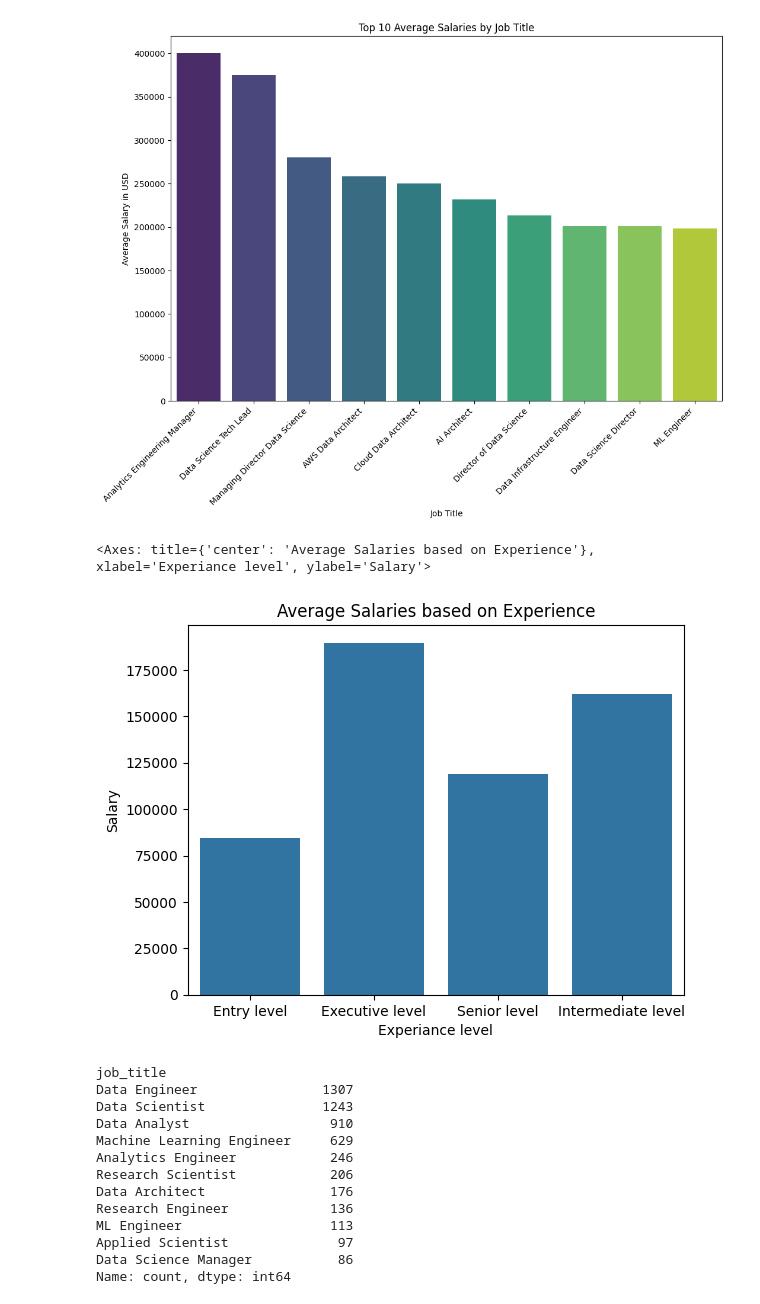
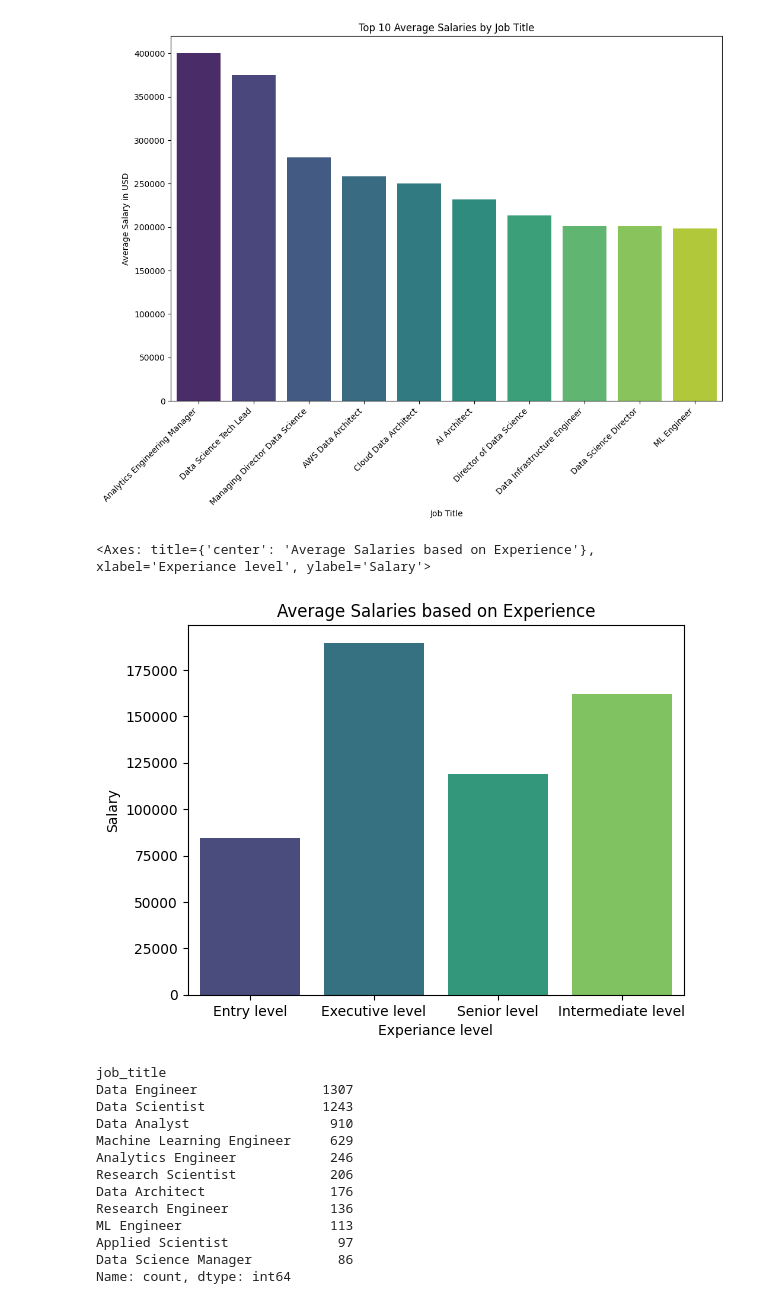
Before and after one commit to TaylorMater/UTA-DAB-Project-1, a Jupyter notebook: scripts/data_science_analysis.ipynb, the cells around one changed output. Cells and saved outputs as stored; diff of their text form; code cells hidden in the pictures.

Commit message:
new charts

```diff
--- a/scripts/data_science_analysis.ipynb
+++ b/scripts/data_science_analysis.ipynb
@@ -118,13 +118,13 @@ plt.show()
 # %%
 exp_salary=data_science_salaries_df['salary_in_usd'].groupby(data_science_salaries_df['experience_level']).mean()
 
 plt.title("Average Salaries based on Experience")
 plt.xlabel('Experiance level')
 plt.ylabel('Salary')
-sns.barplot(x=['Entry level', 'Executive level', 'Senior level', 'Intermediate level'],y=exp_salary.values)
+sns.barplot(x=['Entry level', 'Executive level', 'Senior level', 'Intermediate level'],y=exp_salary.values, palette='viridis', hue = ['Entry level', 'Executive level', 'Senior level', 'Intermediate level'], legend = False)
 # %% [output]
 <Axes: title={'center': 'Average Salaries based on Experience'}, xlabel='Experiance level', ylabel='Salary'>
-[figure, old version]
+[figure, new version]
 # %%
 job_titles = data_science_salaries_df.job_title.value_counts().head(11)
 job_titles
```
Also changed, not shown: parts of 1 cell of this notebook.
